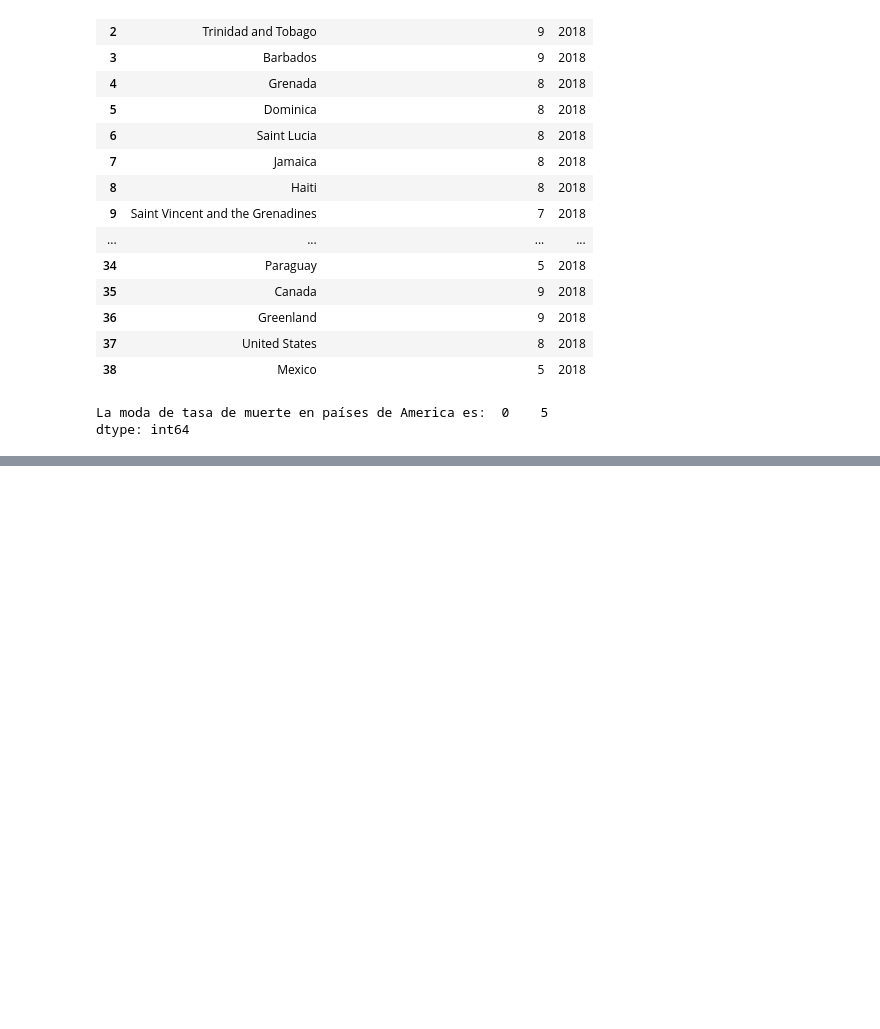
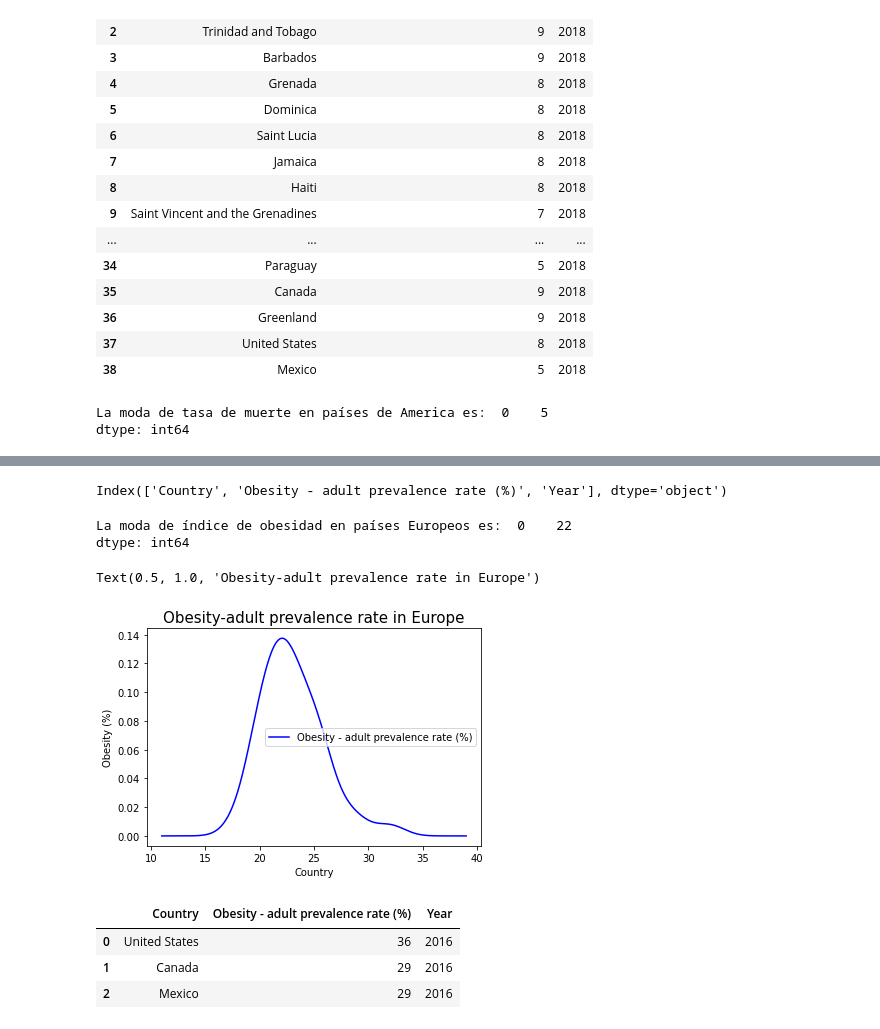
Before and after one commit to DCIDA2019/dcida2020ii-APaloma710, a Jupyter notebook: Sep11/Answers.ipynb, the cells around one changed output, grey strips where cells are left out. Cells and saved outputs as stored; diff of their text form; code cells hidden in the pictures; blank space fills up the shorter version.

```diff
--- a/Sep11/Answers.ipynb
+++ b/Sep11/Answers.ipynb
@@ -671,0 +718,7 @@ AMERICA = pd.merge
+# %%
+#importamos la tabla correspondiente a el índice de obesidad en Europa
+html = requests.get('https://www.indexmundi.com/map/?t=0&v=2228&r=eu&l=en').content
+Eur_Ob = pd.read_html('https://www.indexmundi.com/map/?t=0&v=2228&r=eu&l=en')
+Eur_Ob = Eur_Ob[1]
+Eur_Ob.to_csv('Eur_Ob.csv')
+Eur_Ob
@@ -671,0 +743,30 @@ AMERICA = pd.merge
+# %%
+Eur_Ob.columns
+# %% [output]
+Index(['Country', 'Obesity - adult prevalence rate (%)', 'Year'], dtype='object')
+# %%
+Mode_Eur_Ob = Eur_Ob['Obesity - adult prevalence rate (%)'].mode()
+print('La moda de índice de obesidad en países Europeos es: ', Mode_Eur_Ob)
+# %% [output]
+La moda de índice de obesidad en países Europeos es:  0    22
+dtype: int64
+# %%
+Plot_Mode_Eur = Eur_Ob.plot(x='Country', y='Obesity - adult prevalence rate (%)', kind='density', legend=True, color='blue')
+Plot_Mode_Eur.set_xlabel('Country')
+Plot_Mode_Eur.set_ylabel('Obesity (%)')
+Plot_Mode_Eur.set_title('Obesity-adult prevalence rate in Europe', fontsize=15)
+# %% [output]
+Text(0.5, 1.0, 'Obesity-adult prevalence rate in Europe')
+[figure, added]
+# %%
+#importamos la tabla correspondiente a el índice de obesidad en Norte America
+html = requests.get('https://www.indexmundi.com/map/?t=0&v=2228&r=na&l=en').content
+NorAm_Ob = pd.read_html('https://www.indexmundi.com/map/?t=0&v=2228&r=na&l=en')
+NorAm_Ob = NorAm_Ob[1]
+NorAm_Ob.to_csv('NorAm_Ob.csv')
+NorAm_Ob
+# %% [output]
+|  | Country | Obesity - adult prevalence rate (%) | Year |
+| 0 | United States | 36 | 2016 |
+| 1 | Canada | 29 | 2016 |
+| 2 | Mexico | 29 | 2016 |
```
Also changed, not shown: parts of 12 cells of this notebook.
